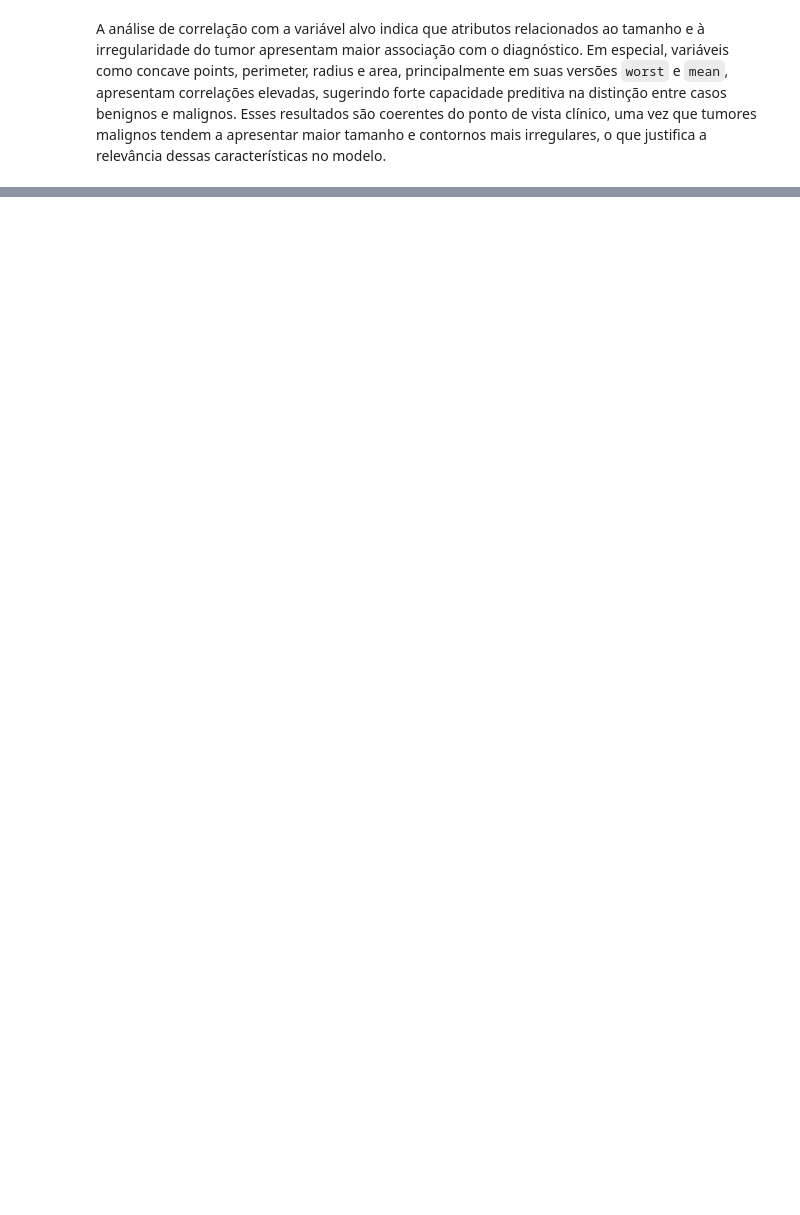
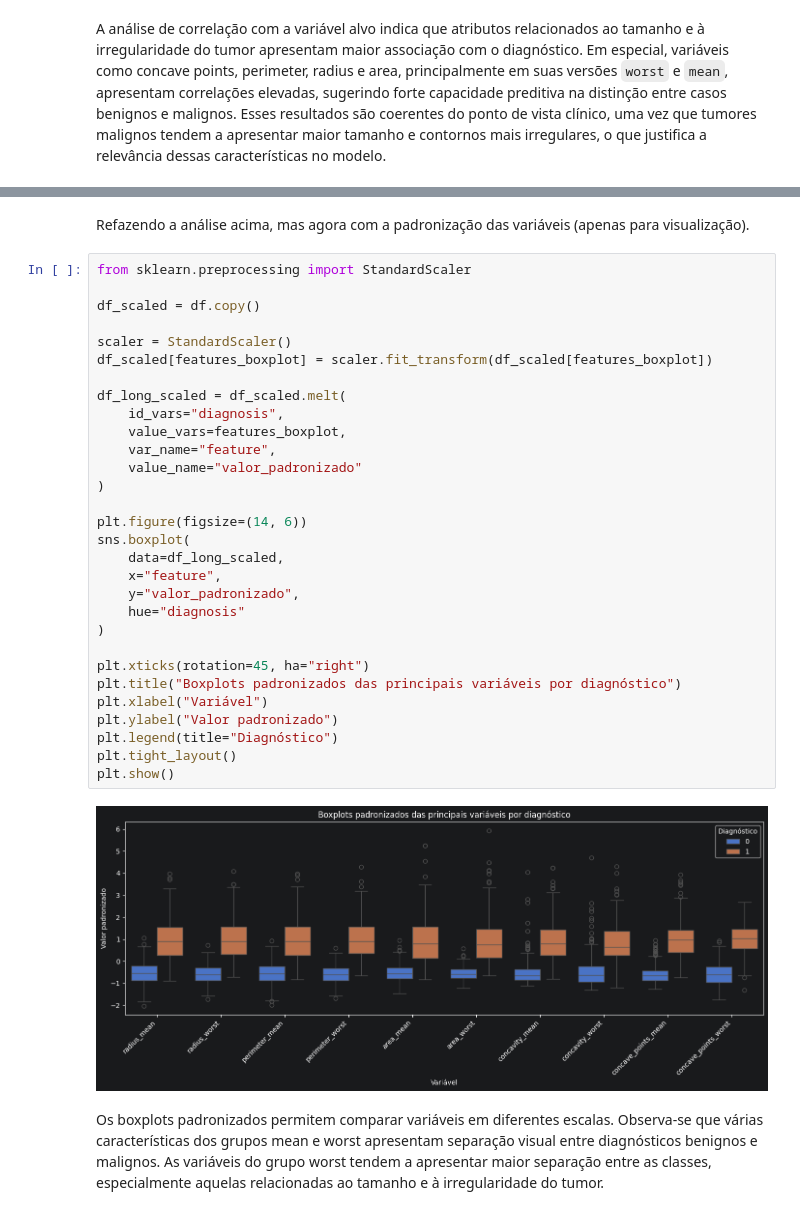
Before and after one commit to gcdantas/tech-challenge-fiap, a Jupyter notebook: notebooks/fase1/01_modelagem_breast_cancer.ipynb, the cells around one changed output, grey strips where cells are left out. Drawn from its saved outputs; the diff is of its cells as text; blank space fills up the shorter version.

```diff
--- a/notebooks/fase1/01_modelagem_breast_cancer.ipynb
+++ b/notebooks/fase1/01_modelagem_breast_cancer.ipynb
@@ -66,0 +246,36 @@ A análise de correlação com a variável alvo indica que atributos relacionado
+# %% [markdown]
+Refazendo a análise acima, mas agora com a padronização das variáveis (apenas para visualização).
+# %%
+from sklearn.preprocessing import StandardScaler
+
+df_scaled = df.copy()
+
+scaler = StandardScaler()
+df_scaled[features_boxplot] = scaler.fit_transform(df_scaled[features_boxplot])
+
+df_long_scaled = df_scaled.melt(
+    id_vars="diagnosis",
+    value_vars=features_boxplot,
+    var_name="feature",
+    value_name="valor_padronizado"
+)
+
+plt.figure(figsize=(14, 6))
+sns.boxplot(
+    data=df_long_scaled,
+    x="feature",
+    y="valor_padronizado",
+    hue="diagnosis"
+)
+
+plt.xticks(rotation=45, ha="right")
+plt.title("Boxplots padronizados das principais variáveis por diagnóstico")
+plt.xlabel("Variável")
+plt.ylabel("Valor padronizado")
+plt.legend(title="Diagnóstico")
+plt.tight_layout()
+plt.show()
+# %% [output]
+[figure, added]
+# %% [markdown]
+Os boxplots padronizados permitem comparar variáveis em diferentes escalas. Observa-se que várias características dos grupos mean e worst apresentam separação visual entre diagnósticos benignos e malignos. As variáveis do grupo worst tendem a apresentar maior separação entre as classes, especialmente aquelas relacionadas ao tamanho e à irregularidade do tumor.
```
Also changed, not shown: parts of 49 cells of this notebook, 1 other file.
